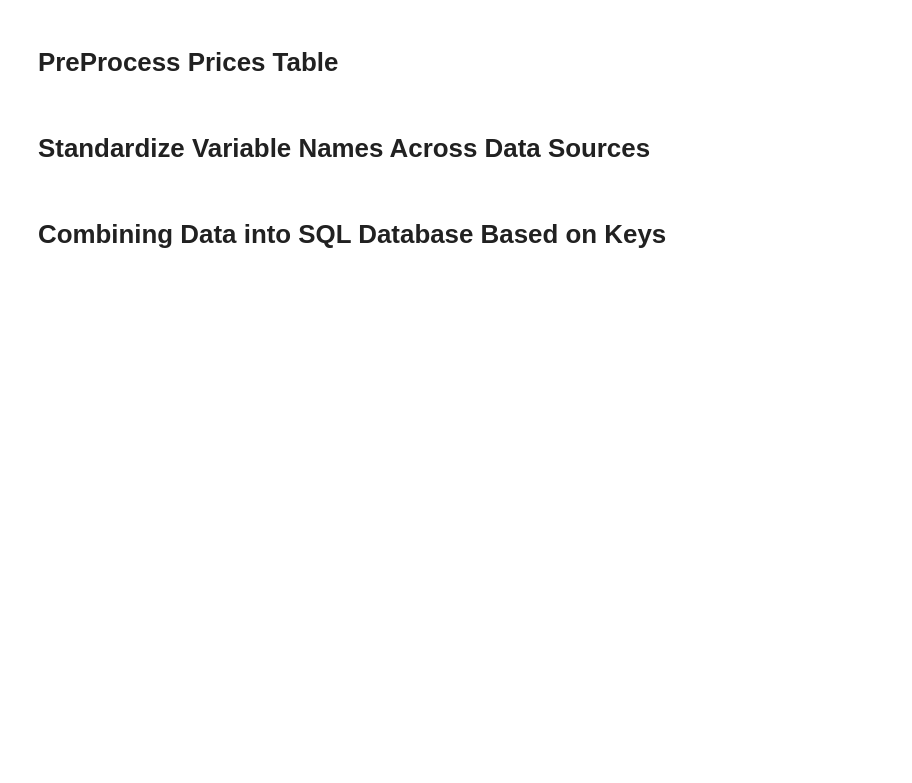
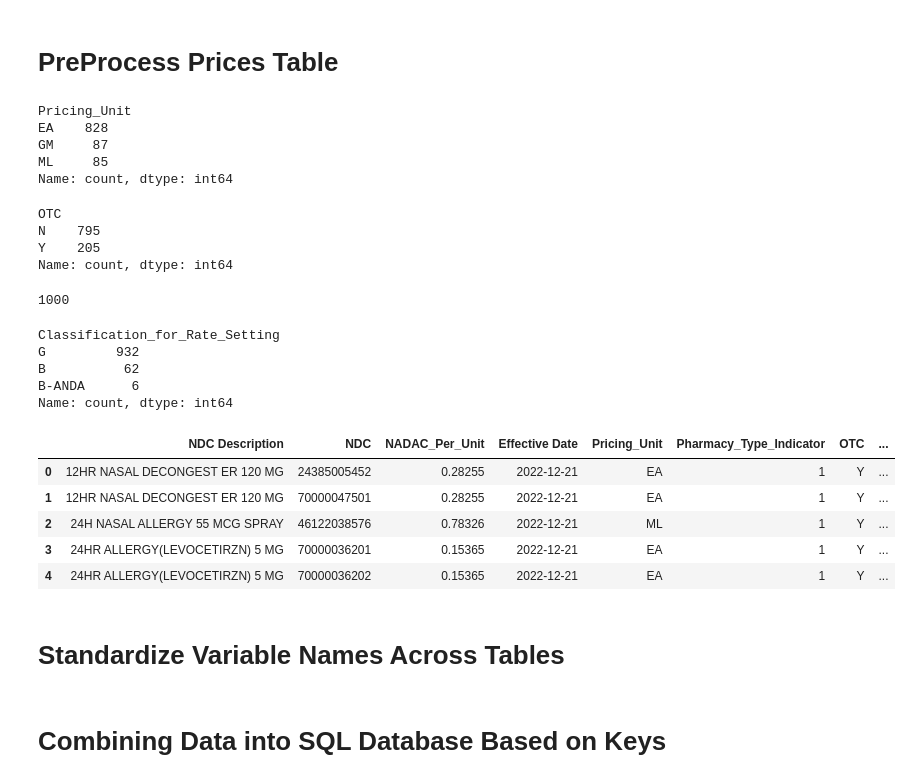
Before and after one commit to teamlunarlanding/Pharma-Drug-Surveillance, a Jupyter notebook: DataProcessing.ipynb, the cells around one changed output. Cells and saved outputs as stored; diff of their text form; code cells hidden in the pictures; blank space fills up the shorter version.

```diff
--- a/DataProcessing.ipynb
+++ b/DataProcessing.ipynb
@@ -526,7 +533,9 @@ memory usage: 93.9+ KB
 # Select Variables of Interest from Datasets
 # %%
 #documents_df = pd.read_csv('DataLibrary/raw_documents.csv')
-documents_table = pd.DataFrame(documents_df, columns = ["doc_type", "year", "text"])
+documents_table = pd.DataFrame(documents_df, columns = ["doc_type",  # pr: press release, talk: speech
+                                                        "year",
+                                                        "text"])
 
 
 #events_df = pd.read_csv('DataLibrary/raw_events.csv.csv')
@@ -562,8 +571,34 @@ labels_table = pd.DataFrame(labels_df, columns = ["effective_time",
                                                   "openfda.generic_name",
                                                   "openfda.manufacturer_name",
                                                   "openfda.product_type",
-                                                  "openfda.substance_name"])
+                                                  "openfda.substance_name",
+                                                  "openfda.product_ndc",
+                                                  "openfda.package_ndc",
+                                                  "openfda.rxcui",
+                                                  "contraindications",
+                                                  "precautions"
+                                                  ])
 
 #drugs_table = pd.read_csv('')
 
-#prices_table = pd.read_csv('')
+prices_table = pd.DataFrame(prices_df, columns = ["NDC Description",  # Identifies the drug name, strength, and dosage form of the drug product.
+                                                  "NDC",  # 11 character FDA code
+                                                  "NADAC_Per_Unit",  #  The National Average Drug Acquisition Cost per unit
+                                                  "Effective Date",  # The effective date of the NADAC Per Unit cost
+                                                  "Pricing_Unit",  # ndicates the pricing unit for the associated NDC ('ML', 'GM 'or 'EA')
+                                                  "Pharmacy_Type_Indicator",  # 'C/I' data collected Chain/Independent pharmacies, else 'Null'
+                                                  "OTC",  # Indicates whether or not the NDC is for an over-the-counter (OTC) product ('Y' or 'N')
+                                                  #"Explanation Code",  # NADAC Calculation Method
+                                                                       # Code 1: Inform from most recent survey.
+                                                                       # Code 2: Cost within ± 2%, carried forward from previous
+                                                                       # Code 3: Published pricing, or help desk inquiry
+                                                                       # Code 4: Carried forward from previous year
+                                                                       # Code 5: Based on package size.
+                                                                       # Code 6: CMS Covered Outpatient Drug Product File drug category
+                                                  "Classification_for_Rate_Setting",  # B: brand,
+                                                                                      # G: generic
+                                                                                      # B-ANDA: brand under ANDA
+                                                                                      # B-BIO: biosimilar brand
+                                                  "Corresponding_Generic_Drug_NADAC_Per_Unit",
+                                                  "Corresponding_Generic_Drug_Effective_Date",
+                                                  #"As of Date"])
@@ -661,8 +757,50 @@ Duplicates:  0
 # PreProcess Drugs Table
 # %% [markdown]
 # PreProcess Prices Table
+# %%
+# Reformat effective date as date
+prices_table['Effective Date'] = pd.to_datetime(prices_table['Effective Date'])
+# %%
+# Update pharmacy type to binary: C/I = 1, else 0
+prices_table['Pharmacy_Type_Indicator'] = prices_table['Pharmacy_Type_Indicator'].apply(lambda x: 1 if x == 'C/I' else 0)
+# %%
+prices_table['Pricing_Unit'].value_counts()
+# %% [output]
+Pricing_Unit
+EA    828
+GM     87
+ML     85
+Name: count, dtype: int64
+# %%
+prices_table['OTC'].value_counts()
+# %% [output]
+OTC
+N    795
+Y    205
+Name: count, dtype: int64
+# %%
+prices_table['Explanation Code'].isna().sum()
+# %% [output]
+1000
+# %%
+prices_table['Classification_for_Rate_Setting'].value_counts()
+# %% [output]
+Classification_for_Rate_Setting
+G         932
+B          62
+B-ANDA      6
+Name: count, dtype: int64
+# %%
+prices_table.head()
+# %% [output]
+|  | NDC Description | NDC | NADAC_Per_Unit | Effective Date | Pricing_Unit | Pharmacy_Type_Indicator | OTC | ... |
+| 0 | 12HR NASAL DECONGEST ER 120 MG | 24385005452 | 0.28255 | 2022-12-21 | EA | 1 | Y | ... |
+| 1 | 12HR NASAL DECONGEST ER 120 MG | 70000047501 | 0.28255 | 2022-12-21 | EA | 1 | Y | ... |
+| 2 | 24H NASAL ALLERGY 55 MCG SPRAY | 46122038576 | 0.78326 | 2022-12-21 | ML | 1 | Y | ... |
+| 3 | 24HR ALLERGY(LEVOCETIRZN) 5 MG | 70000036201 | 0.15365 | 2022-12-21 | EA | 1 | Y | ... |
+| 4 | 24HR ALLERGY(LEVOCETIRZN) 5 MG | 70000036202 | 0.15365 | 2022-12-21 | EA | 1 | Y | ... |
 # %% [markdown]
-# Standardize Variable Names Across Data Sources
+# Standardize Variable Names Across Tables
 # %%
 # package_ndc = NDC
 # %% [markdown]
```
Also changed, not shown: parts of 13 cells of this notebook, 1 other file.
